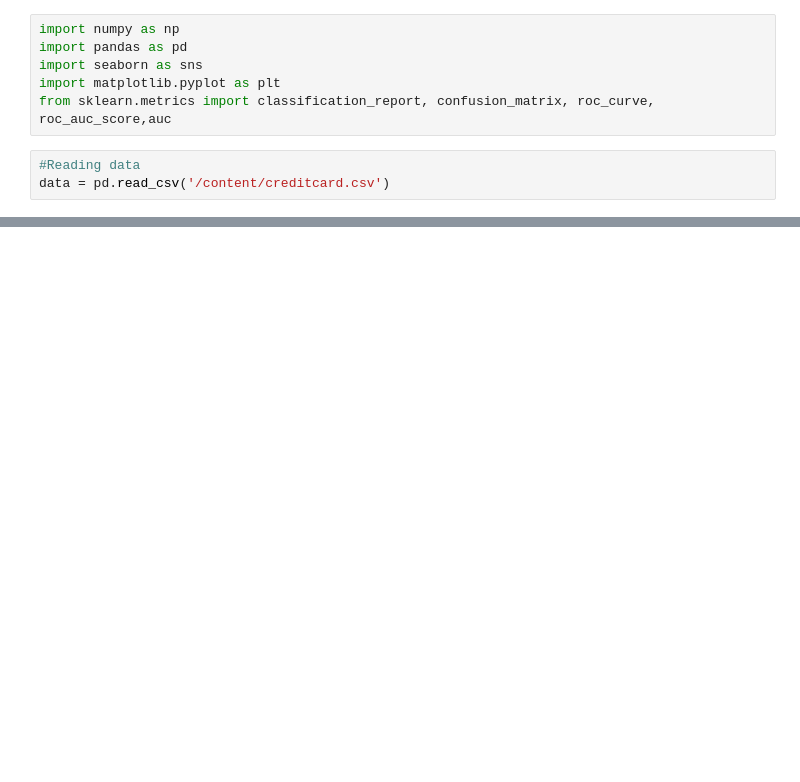
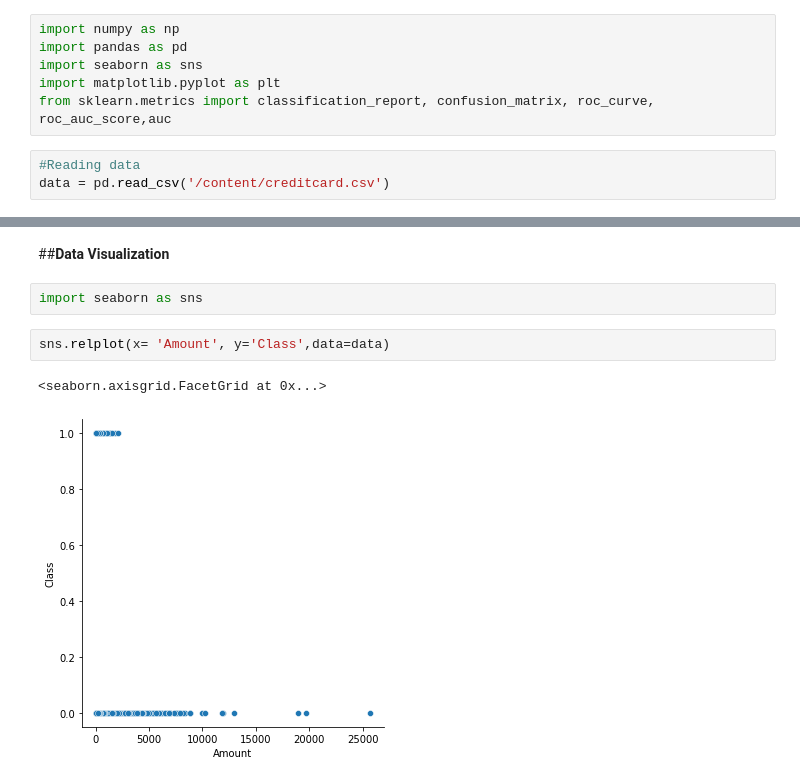
Before and after one commit to Singhsansar/Credit-card-fraud-detection, a Jupyter notebook: creditcardFraud_detection.ipynb, the cells around one changed output, grey strips where cells are left out. Saved outputs shown, nothing was run; the diff lists cells and outputs as text; blank space fills up the shorter version.

```diff
--- a/creditcardFraud_detection.ipynb
+++ b/creditcardFraud_detection.ipynb
@@ -23,0 +82,9 @@ data.columns
+# %% [markdown]
+##**Data Visualization**
+# %%
+import seaborn as sns
+# %%
+sns.relplot(x= 'Amount', y='Class',data=data)
+# %% [output]
+<seaborn.axisgrid.FacetGrid at 0x...>
+[figure, added]
```
Also changed, not shown: parts of 31 cells of this notebook.
